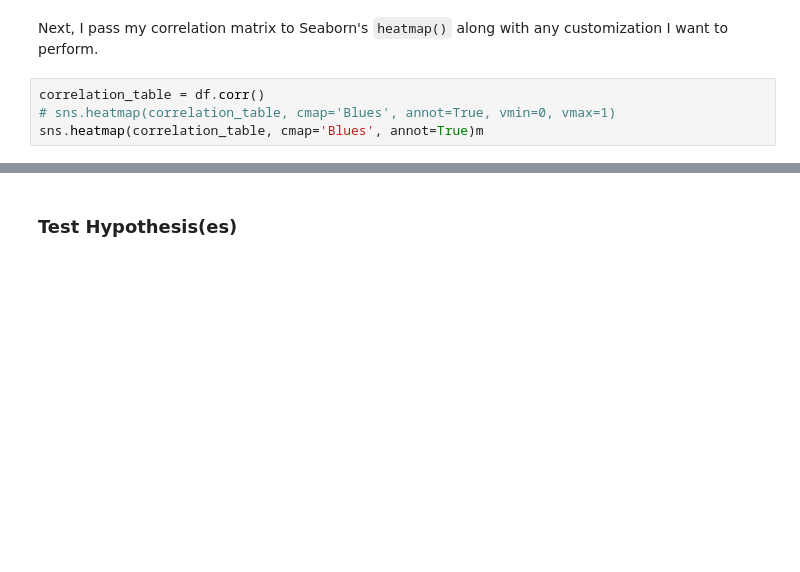
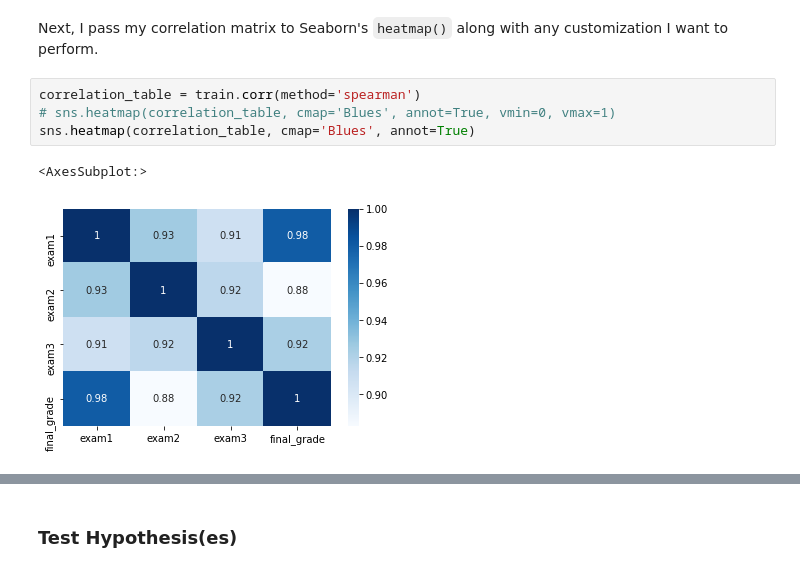
Before and after one commit to CodeupClassroom/kalpana-regression-exercises, a Jupyter notebook: exploration_lesson.ipynb, the cells around one changed output, grey strips where cells are left out. Cells and saved outputs as stored; diff of their text form; blank space fills up the shorter version.

```diff
--- a/exploration_lesson.ipynb
+++ b/exploration_lesson.ipynb
@@ -129,9 +152,12 @@ exam_corr
 # %% [markdown]
 Next, I pass my correlation matrix to Seaborn's `heatmap()` along with any customization I want to perform.
 # %%
-correlation_table = df.corr()
+correlation_table = train.corr(method='spearman')
 # sns.heatmap(correlation_table, cmap='Blues', annot=True, vmin=0, vmax=1)
-sns.heatmap(correlation_table, cmap='Blues', annot=True)m
+sns.heatmap(correlation_table, cmap='Blues', annot=True)
+# %% [output]
+<AxesSubplot:>
+[figure, added]
 # %%
 plt.figure(figsize=(8,6))
 sns.heatmap(exam_corr, cmap='Purples', annot=True, linewidth=0.5, mask= np.triu(exam_corr))
```
Also changed, not shown: parts of 30 cells of this notebook.
